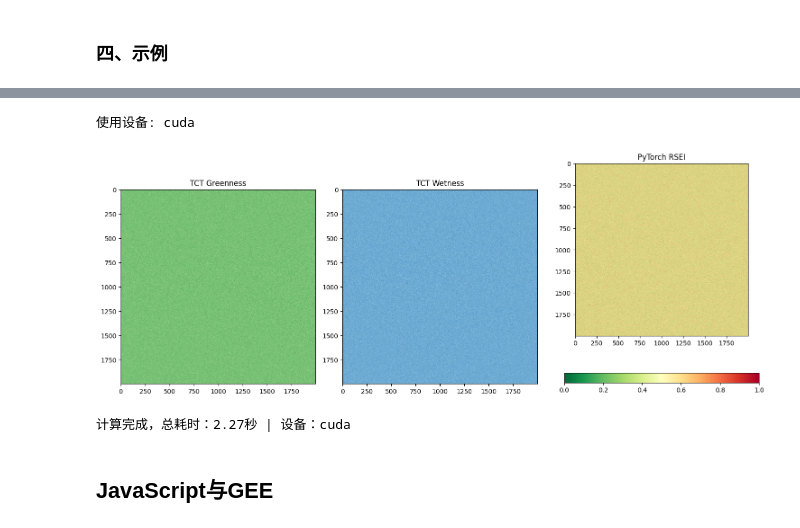
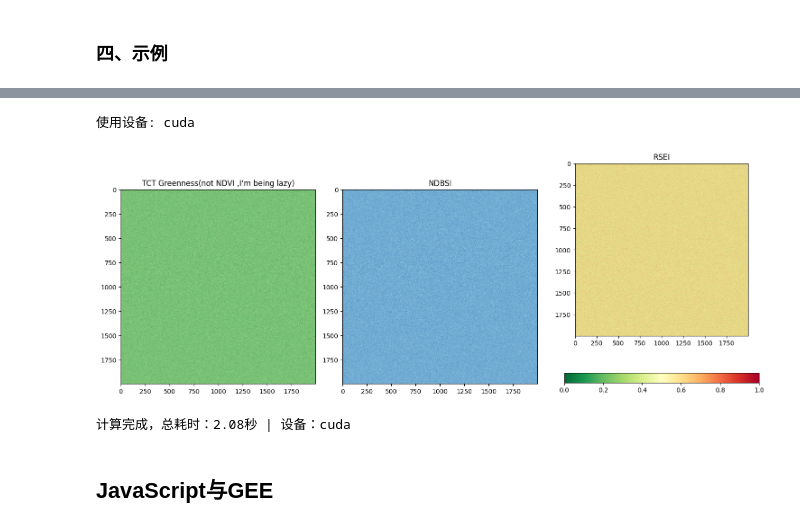
Before and after one commit to OliverJacksonZht/RemoteSensing-Coding-Review, a Jupyter notebook: 笔记.ipynb, the cells around one changed output, grey strips where cells are left out. Drawn from its saved outputs; the diff is of its cells as text; code cells hidden in the pictures.

```diff
--- a/笔记.ipynb
+++ b/笔记.ipynb
@@ -2922,66 +2963,100 @@ lo_we = 2000
 # 随机数据（直接在GPU创建）
 data = torch.rand((lo_we, lo_we, 7), device=device, dtype=torch.float32)  # 1000x1000x7
 
-# 缨帽系数（GPU张量）
+# 缨帽系数，我这里偷个懒，不想写NDVI了，直接缨帽一个绿度（GPU张量）
 tct_coefficients = {
     'brightness': torch.tensor([0.3029, 0.2786, 0.4733, 0.5599, 0.5080, 0.1872], device=device),
     'greenness': torch.tensor([-0.2941, -0.2430, -0.5424, 0.7276, 0.0713, -0.1608], device=device),
     'wetness': torch.tensor([0.1511, 0.1973, 0.3283, 0.3407, -0.7117, -0.4559], device=device)
 }
 
-# 3. 提取前6波段（B2-B7）
+# 提取前6波段（B2-B7）
 bands_tct = data[..., :6]
 
-# 4. 缨帽变换（GPU）
+#  缨帽变换（GPU）
 brightness = (bands_tct * tct_coefficients['brightness']).sum(dim=2)
 greenness = (bands_tct * tct_coefficients['greenness']).sum(dim=2)
 wetness = (bands_tct * tct_coefficients['wetness']).sum(dim=2)
 
-# 5. 干度指数（GPU）
-dryness = (bands_tct[...,4] - bands_tct[...,3]) / (bands_tct[...,4] + bands_tct[...,3] + 1e-10)
+CA = 0      #B1
+BLUE = 1    # B2
+GREEN = 2   # B3
+RED = 3     # B4
+NIR = 4     # B5
+SWIR1 = 5   # B6
+SWIR2 = 6   # B7
 
-# 6. 温度数据（GPU）
+def safe_divide(a, b):
+    """安全的除法运算，防止除以零"""
+    return a / (b + 1e-10)
+
+# 计算IBI分量
+SWIR1_band = data[..., SWIR1]
+NIR_band = data[..., NIR]
+RED_band = data[..., RED]
+GREEN_band = data[..., GREEN]
+BLUE_band = data[..., BLUE]
+
+IBI_numerator = 2 * safe_divide(SWIR1_band, SWIR1_band + NIR_band) - \
+               (safe_divide(NIR_band, NIR_band + RED_band) +
+                safe_divide(GREEN_band, GREEN_band + SWIR1_band))
+
+IBI_denominator = 2 * safe_divide(SWIR1_band, SWIR1_band + NIR_band) + \
+                 (safe_divide(NIR_band, NIR_band + RED_band) +
+                  safe_divide(GREEN_band, GREEN_band + SWIR1_band))
+
+IBI = safe_divide(IBI_numerator, IBI_denominator)
+
+# 计算SI分量
+SI_numerator = (SWIR1_band + RED_band) - (NIR_band + BLUE_band)
+SI_denominator = (SWIR1_band + RED_band) + (NIR_band + BLUE_band)
+SI = safe_divide(SI_numerator, SI_denominator)
+
+# 计算NDBSI
+dryness = (IBI + SI) / 2
+
+# 温度数据（GPU）
 lst = data[...,6] * 40 + 280  # 反归一化到280-320K
 
-# 7. 数据标准化，这个没有现成的方法，反正我不知道有没有，那就自己手算一下标准化，很简单的
+#  数据标准化，这个没有现成的方法，反正我不知道有没有，那就自己手算一下标准化，很简单的
 def gpu_minmax_scale(tensor):
     t_min = tensor.min()
     t_max = tensor.max()
     return (tensor - t_min) / (t_max - t_min)
 
 greenness_norm = gpu_minmax_scale(greenness).view(-1, 1)
 wetness_norm = gpu_minmax_scale(wetness).view(-1, 1)
 dryness_norm = gpu_minmax_scale(dryness).view(-1, 1)
 lst_norm = gpu_minmax_scale(lst).view(-1, 1)
 
 # 合并指标并转置为[样本数, 特征数]
 indicators = torch.cat([greenness_norm, wetness_norm, dryness_norm, lst_norm], dim=1)
 
 # 手动PCA，这个是基于SVD分解，这部分我还没有学会，因为好像我还不知道有没有cuda支持的PCA方法，所以这部分其实是GPT提示我用SVD来替代PCA，我并没有研究用法，就是按照它的提示来的，不过你要知道这PCA和SVD数学原理其实是不一样的，虽然都是完成数据主要特征提取
 mean = torch.mean(indicators, dim=0)
 X_centered = indicators - mean
 U, S, V = torch.linalg.svd(X_centered, full_matrices=False)
 rsei = (X_centered @ V[:, :1]).view(lo_we, lo_we)
 
-# 10. 最终归一化
+# 归一化
 rsei_norm = (rsei - rsei.min()) / (rsei.max() - rsei.min())
 
-# 11. 可视化（这个要传回CPU）
+# 可视化（这个要传回CPU）
 plt.figure(figsize=(15,6))
-plt.subplot(131), plt.imshow(greenness.cpu(), cmap='YlGn'), plt.title('TCT Greenness')
-plt.subplot(132), plt.imshow(wetness.cpu(), cmap='Blues'), plt.title('TCT Wetness')
-plt.subplot(133), plt.imshow(rsei_norm.cpu(), cmap='RdYlGn_r'), plt.title('PyTorch RSEI')
+plt.subplot(131), plt.imshow(greenness.cpu(), cmap='YlGn'), plt.title('TCT Greenness(not NDVI ,I\'m being lazy)')
+plt.subplot(132), plt.imshow(dryness.cpu(), cmap='Blues'), plt.title('NDBSI')
+plt.subplot(133), plt.imshow(rsei_norm.cpu(), cmap='RdYlGn_r'), plt.title('RSEI')
 plt.colorbar(orientation='horizontal'), plt.tight_layout(), plt.show()
 
 # 计时
 useage = time.time() - time_start
 print(f'计算完成，总耗时：{useage:.2f}秒 | 设备：{device}')
 
 #因为我没写成一共完整的函数，所以得手动清空一下显存
 torch.cuda.empty_cache()
 # %% [output]
 使用设备: cuda
-[figure, old version]
+[figure, new version]
-计算完成，总耗时：2.27秒 | 设备：cuda
+计算完成，总耗时：2.08秒 | 设备：cuda
 # %% [markdown]
 ## JavaScript与GEE
```
Also changed, not shown: parts of 12 cells of this notebook.
